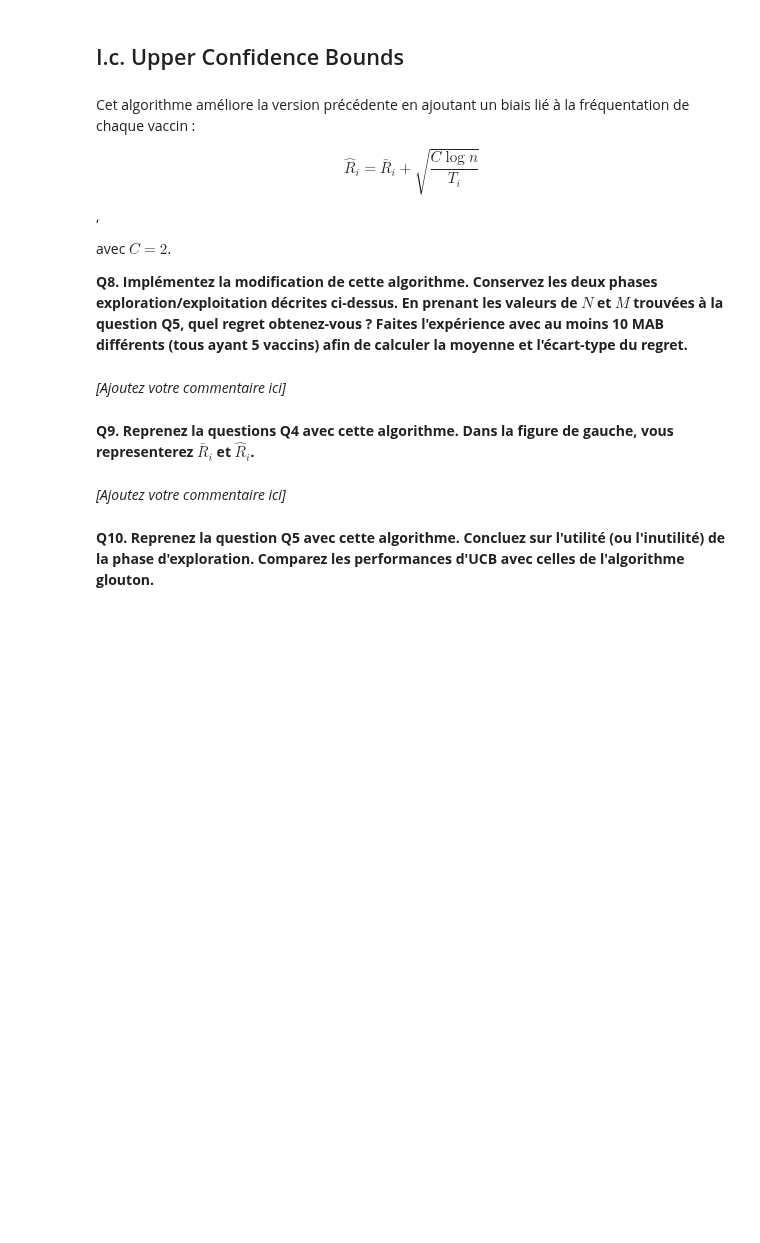
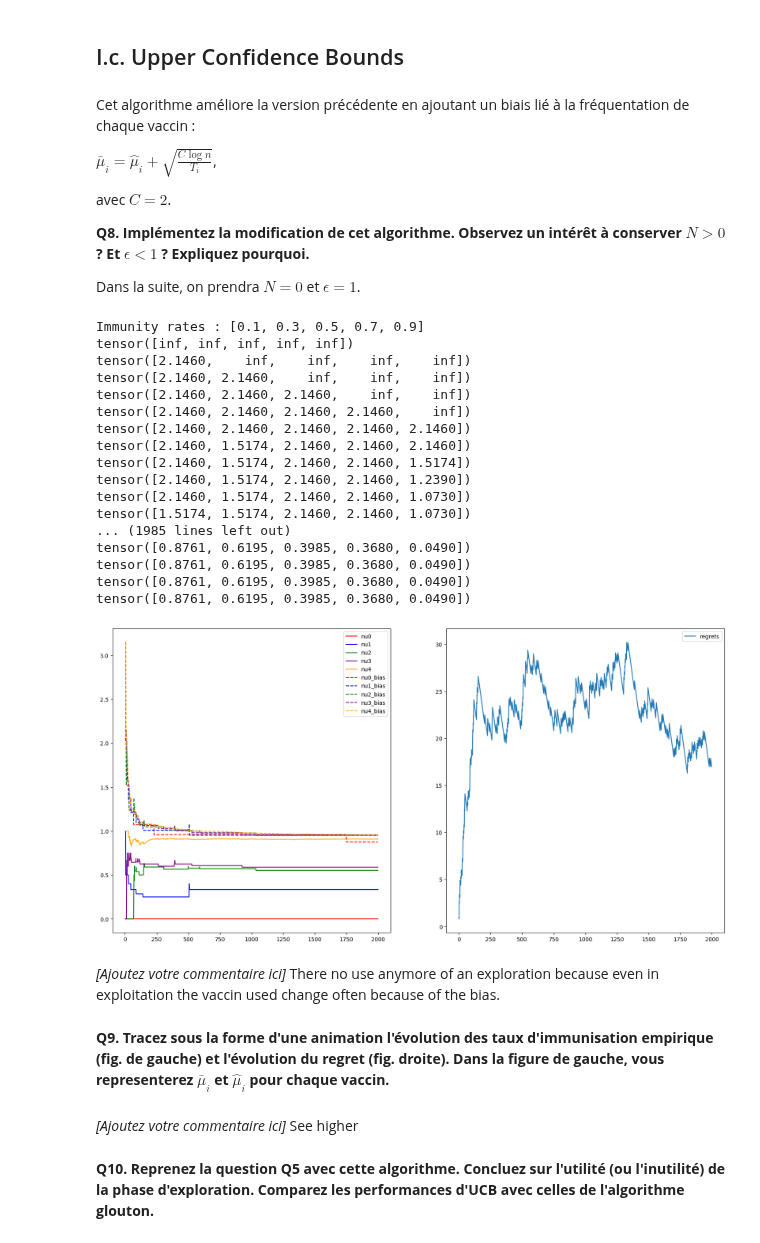
Before and after one commit to Nedartemis/rl-tp1-bandit-manchot, a Jupyter notebook: C1 TP MAB.ipynb, the cells around one changed output. Saved outputs shown, nothing was run; the diff lists cells and outputs as text; code cells hidden in the pictures; blank space fills up the shorter version.

```diff
--- a/C1 TP MAB.ipynb
+++ b/C1 TP MAB.ipynb
@@ -385,17 +556,44 @@ $$\lim \inf_{n\rightarrow \infty} \frac{\sum_{k=0}^{n-1} R_k}{\log n} \geq \sum_
 # %% [markdown]
 Cet algorithme améliore la version précédente en ajoutant un biais lié à la fréquentation de chaque vaccin :
 
-$$\hat{R}_i = \bar{R}_i + \sqrt{\frac{C\log{n}}{T_i}}$$,
+$\bar{\mu}_i = \hat{\mu}_i + \sqrt{\frac{C\log{n}}{T_i}}$,
 
 avec $C=2$.
 
-**Q8. Implémentez la modification de cette algorithme. Conservez les deux phases exploration/exploitation décrites ci-dessus. En prenant les valeurs de $N$ et $M$ trouvées à la question Q5, quel regret obtenez-vous ? Faites l'expérience avec au moins 10 MAB différents (tous ayant 5 vaccins) afin de calculer la moyenne et l'écart-type du regret.**
+
+**Q8. Implémentez la modification de cet algorithme. Observez un intérêt à conserver $N > 0$ ? Et $\epsilon < 1$ ? Expliquez pourquoi.**
+
+Dans la suite, on prendra $N = 0$ et $\epsilon = 1$.
+# %%
+MAB = generate_custom_arms(0.1, 0.2)
+plot_a_simulation(MAB, n_patients_exploration=0, n_patients_exploitation=2000, add_bias=True)
+# %% [output]
+Immunity rates : [0.1, 0.3, 0.5, 0.7, 0.9]
+tensor([inf, inf, inf, inf, inf])
+tensor([2.1460,    inf,    inf,    inf,    inf])
+tensor([2.1460, 2.1460,    inf,    inf,    inf])
+tensor([2.1460, 2.1460, 2.1460,    inf,    inf])
+tensor([2.1460, 2.1460, 2.1460, 2.1460,    inf])
+tensor([2.1460, 2.1460, 2.1460, 2.1460, 2.1460])
+tensor([2.1460, 1.5174, 2.1460, 2.1460, 2.1460])
+tensor([2.1460, 1.5174, 2.1460, 2.1460, 1.5174])
+tensor([2.1460, 1.5174, 2.1460, 2.1460, 1.2390])
+tensor([2.1460, 1.5174, 2.1460, 2.1460, 1.0730])
+tensor([1.5174, 1.5174, 2.1460, 2.1460, 1.0730])
+... (1985 lines left out)
+tensor([0.8761, 0.6195, 0.3985, 0.3680, 0.0490])
+tensor([0.8761, 0.6195, 0.3985, 0.3680, 0.0490])
+tensor([0.8761, 0.6195, 0.3985, 0.3680, 0.0490])
+tensor([0.8761, 0.6195, 0.3985, 0.3680, 0.0490])
+[figure, added]
+# %% [markdown]
+*[Ajoutez votre commentaire ici]*
+There no use anymore of an exploration because even in exploitation the vaccin used change often because of the bias.
+# %% [markdown]
+**Q9. Tracez sous la forme d'une animation l'évolution des taux d'immunisation empirique (fig. de gauche) et l'évolution du regret (fig. droite). Dans la figure de gauche, vous representerez $\bar{\mu}_i$ et $\hat{\mu}_i$ pour chaque vaccin.**
 # %% [markdown]
 *[Ajoutez votre commentaire ici]*
+See higher
-# %% [markdown]
-**Q9. Reprenez la questions Q4 avec cette algorithme. Dans la figure de gauche, vous representerez $\bar{R}_i$ et $\hat{R}_i$.**
-# %% [markdown]
-*[Ajoutez votre commentaire ici]*
 # %% [markdown]
 **Q10. Reprenez la question Q5 avec cette algorithme. Concluez sur l'utilité (ou l'inutilité) de la phase d'exploration. Comparez les performances d'UCB avec celles de l'algorithme glouton.**
 # %% [markdown]
```
Also changed, not shown: parts of 23 cells of this notebook.
